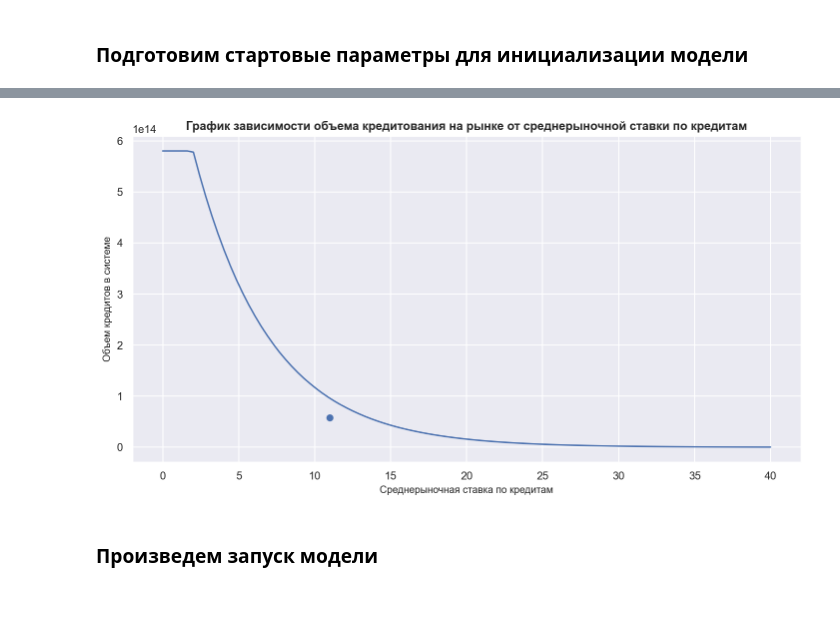
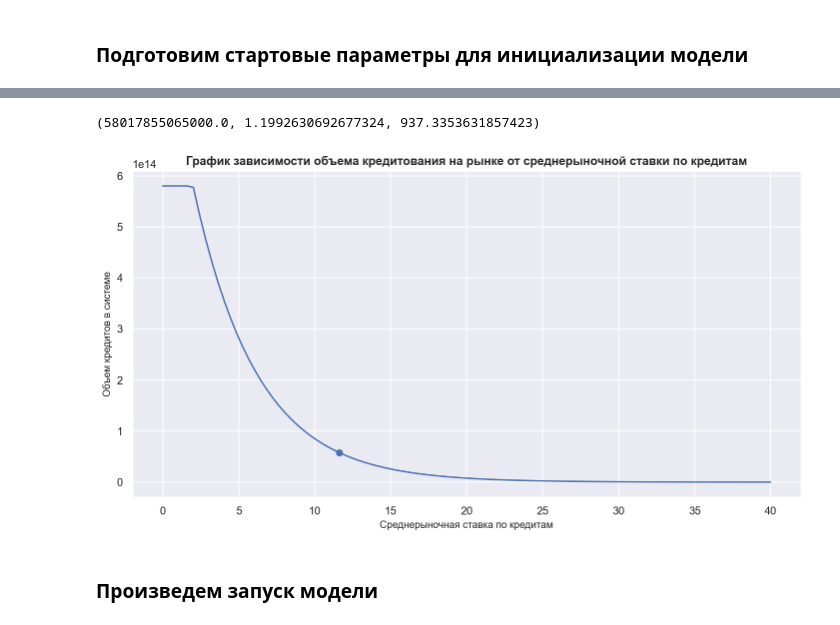
Before and after one commit to archimedes1515/coursework, a Jupyter notebook: KR.ipynb, the cells around one changed output, grey strips where cells are left out. Saved outputs shown, nothing was run; the diff lists cells and outputs as text; code cells hidden in the pictures.

```diff
--- a/KR.ipynb
+++ b/KR.ipynb
@@ -400,23 +448,32 @@ banks_names = banks_of_interest_lst
 CBMoney_t_1 = (df_deposit_portf.iloc[:, 0] - df_cred_portf.iloc[:, 0]).to_dict() # CBMoney в конце позапрошлого квартала
 CBMoney = (df_deposit_portf.iloc[:, 1] - df_cred_portf.iloc[:, 1]).to_dict() # CBMoney в конце прошлого квартала
 BankProfit_optimiz_dict = {k: 0 for k in banks_names}
-# %%
-def credit_vol_calc(x, elast, start_balance):
-    c = (10 * start_balance) * (mt.e ** (2 * elast))
-    return c * mt.exp(-elast * x) if x >=2 else 10 * start_balance
-# %%
-%config InlineBackend.figure_format = 'retina'
-x_arr = np.linspace(0, 40, 100)
-y_arr = [credit_vol_calc(x, 0.2, start_balance) for x in x_arr]
-plt.figure(figsize=(12, 6))
-plt.xlabel('Среднерыночная ставка по кредитам', fontsize=10)
-plt.ylabel('Объем кредитов в системе', fontsize=10)
-plt.title('График зависимости объема кредитования на рынке от среднерыночной ставки по кредитам', fontsize=12, weight='bold')
-plt.scatter(x=[11], y=[5.8*1e13])
-plt.plot(x_arr, y_arr)
-plt.show()
-# %% [output]
-[figure, removed]
+# %%
+k = 5 * mt.log(10 * start_balance / credit_vol) / (df_credit_rates.iloc[:, 1].mean() - 2)
+c = 10 * start_balance * mt.e ** (2 * 0.2 * k)
+credit_vol, k, c / 1e12
+# %% [output]
+(58017855065000.0, 1.1992630692677324, 937.3353631857423)
+# %%
+def credit_vol_calc(x, elast, start_balance):
+#     c = (10 * start_balance) * (mt.e ** (2 * elast))
+#     return c * mt.exp(-elast * x) if x >= 2 else 10 * start_balance
+    k = 5 * mt.log(10 * start_balance / credit_vol) / (df_credit_rates.iloc[:, 1].mean() - 2)
+    c = 10 * start_balance * mt.e ** (2 * elast * k)
+    return c * mt.exp(-elast * k * x) if x >= 2 else 10 * start_balance
+# %%
+%config InlineBackend.figure_format = 'retina'
+x_arr = np.linspace(0, 40, 100)
+y_arr = [credit_vol_calc(x, 0.2, start_balance) for x in x_arr]
+plt.figure(figsize=(12, 6))
+plt.xlabel('Среднерыночная ставка по кредитам', fontsize=10)
+plt.ylabel('Объем кредитов в системе', fontsize=10)
+plt.title('График зависимости объема кредитования на рынке от среднерыночной ставки по кредитам', fontsize=12, weight='bold')
+plt.scatter(x=df_credit_rates.iloc[:, 1].mean(), y=credit_vol)
+plt.plot(x_arr, y_arr)
+plt.show()
+# %% [output]
+[figure, added]
 # %% [markdown]
 ### Произведем запуск модели
 # %%
```
Also changed, not shown: parts of 19 cells of this notebook.
